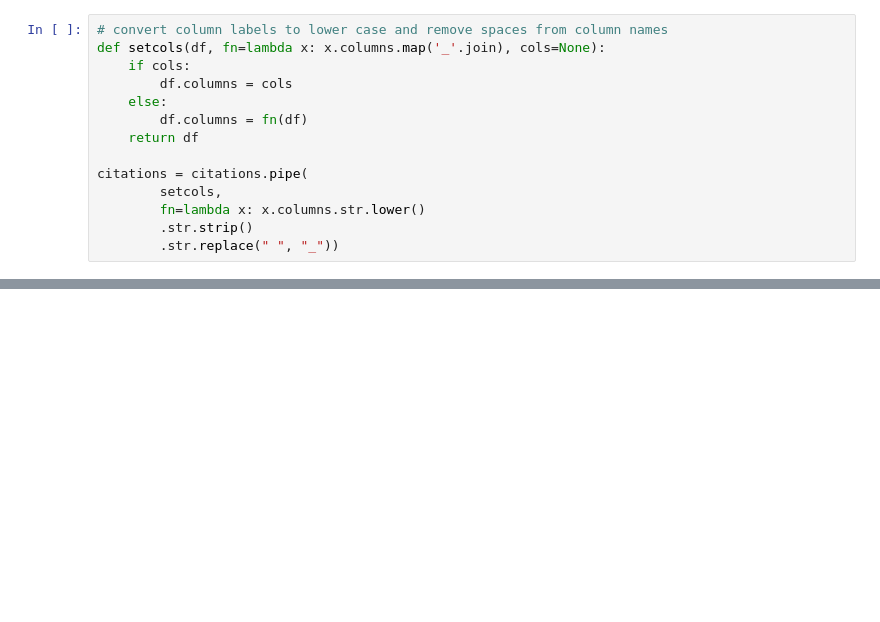
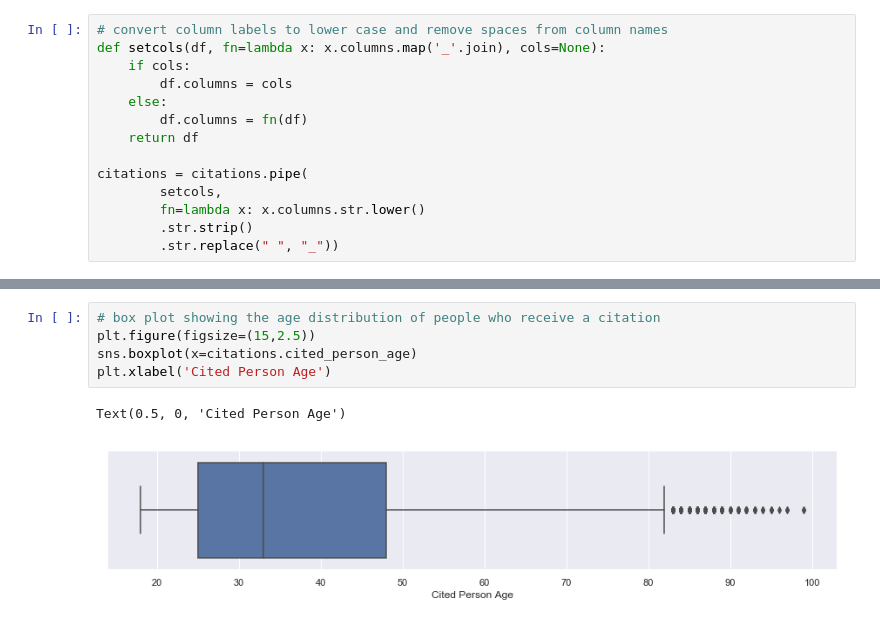
Before and after one commit to mrkjhsn/Thinkful-Exercises, a Jupyter notebook: capstone_1/citations_eda.ipynb, the cells around one changed output, grey strips where cells are left out. Saved outputs shown, nothing was run; the diff lists cells and outputs as text; blank space fills up the shorter version.

```diff
--- a/capstone_1/citations_eda.ipynb
+++ b/capstone_1/citations_eda.ipynb
@@ -238,0 +123,8 @@ Name: Failure to Control Speed to Avoid A Collision, dtype: float64
+# %%
+# box plot showing the age distribution of people who receive a citation
+plt.figure(figsize=(15,2.5))
+sns.boxplot(x=citations.cited_person_age)
+plt.xlabel('Cited Person Age')
+# %% [output]
+Text(0.5, 0, 'Cited Person Age')
+[figure, added]
```
Also changed, not shown: parts of 71 cells of this notebook.
